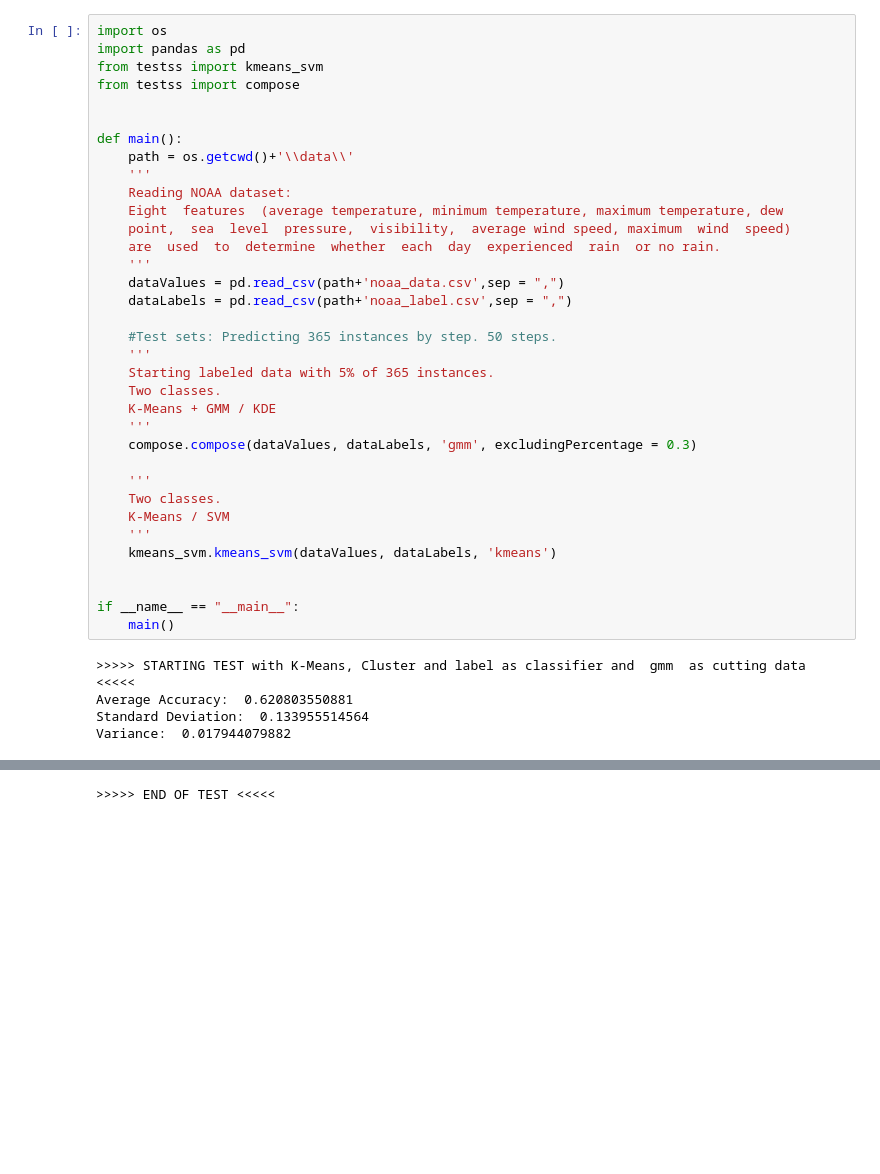
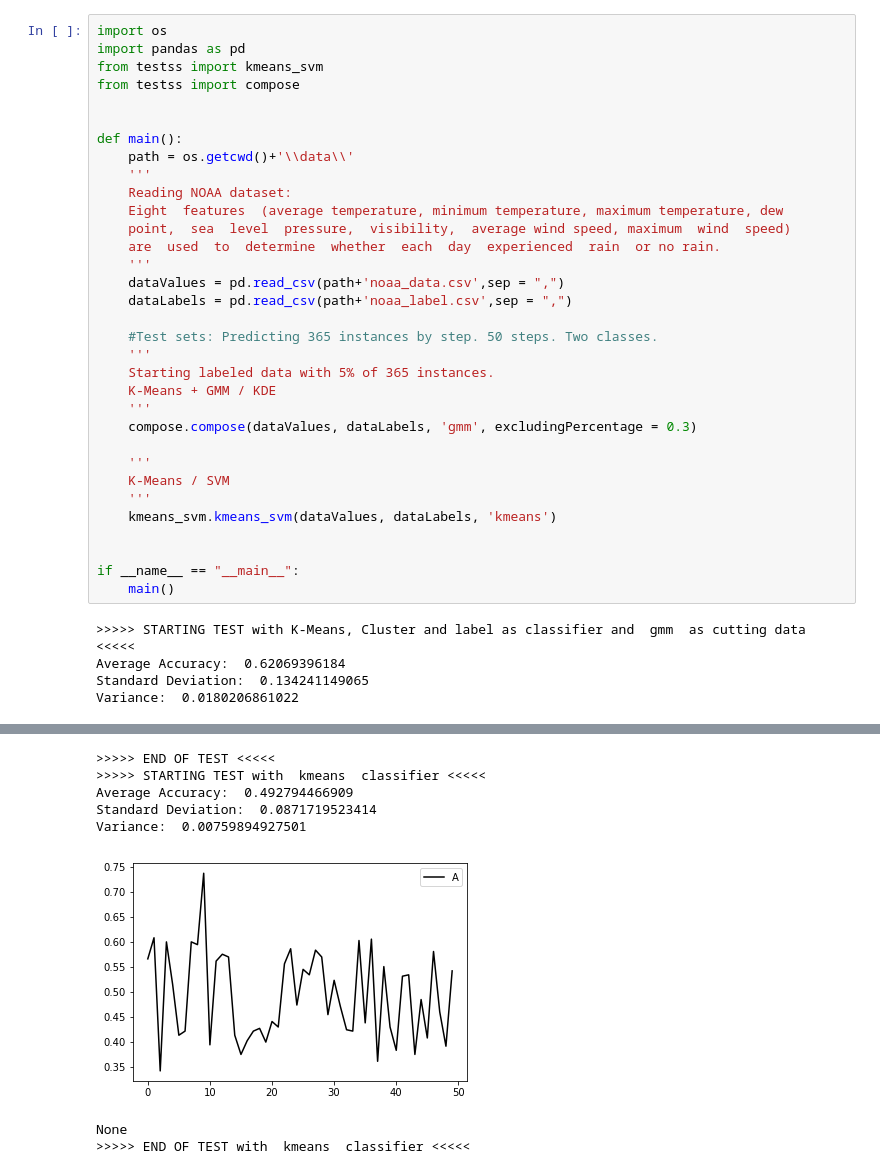
Before and after one commit to raulsenaferreira/Systems-Engineering, a Jupyter notebook: Dissertation/main.ipynb, the cells around one changed output, grey strips where cells are left out. Saved outputs shown, nothing was run; the diff lists cells and outputs as text; blank space fills up the shorter version.

```diff
--- a/Dissertation/main.ipynb
+++ b/Dissertation/main.ipynb
@@ -7,36 +7,41 @@ from testss import compose
 
 def main():
     path = os.getcwd()+'\\data\\'
     '''
     Reading NOAA dataset:
     Eight  features  (average temperature, minimum temperature, maximum temperature, dew
     point,  sea  level  pressure,  visibility,  average wind speed, maximum  wind  speed)
     are  used  to  determine  whether  each  day  experienced  rain  or no rain.
     '''
     dataValues = pd.read_csv(path+'noaa_data.csv',sep = ",")
     dataLabels = pd.read_csv(path+'noaa_label.csv',sep = ",")
 
-    #Test sets: Predicting 365 instances by step. 50 steps.
+    #Test sets: Predicting 365 instances by step. 50 steps. Two classes.
     '''
     Starting labeled data with 5% of 365 instances.
-    Two classes.
     K-Means + GMM / KDE
     '''
     compose.compose(dataValues, dataLabels, 'gmm', excludingPercentage = 0.3)
 
     '''
-    Two classes.
     K-Means / SVM
     '''
     kmeans_svm.kmeans_svm(dataValues, dataLabels, 'kmeans')
 
 
 if __name__ == "__main__":
     main()
 # %% [output]
 >>>>> STARTING TEST with K-Means, Cluster and label as classifier and  gmm  as cutting data <<<<<
-Average Accuracy:  0.620803550881
-Standard Deviation:  0.133955514564
-Variance:  0.017944079882
+Average Accuracy:  0.62069396184
+Standard Deviation:  0.134241149065
+Variance:  0.0180206861022
 [figure]
 >>>>> END OF TEST <<<<<
+>>>>> STARTING TEST with  kmeans  classifier <<<<<
+Average Accuracy:  0.492794466909
+Standard Deviation:  0.0871719523414
+Variance:  0.00759894927501
+[figure, added]
+None
+>>>>> END OF TEST with  kmeans  classifier <<<<<
```
